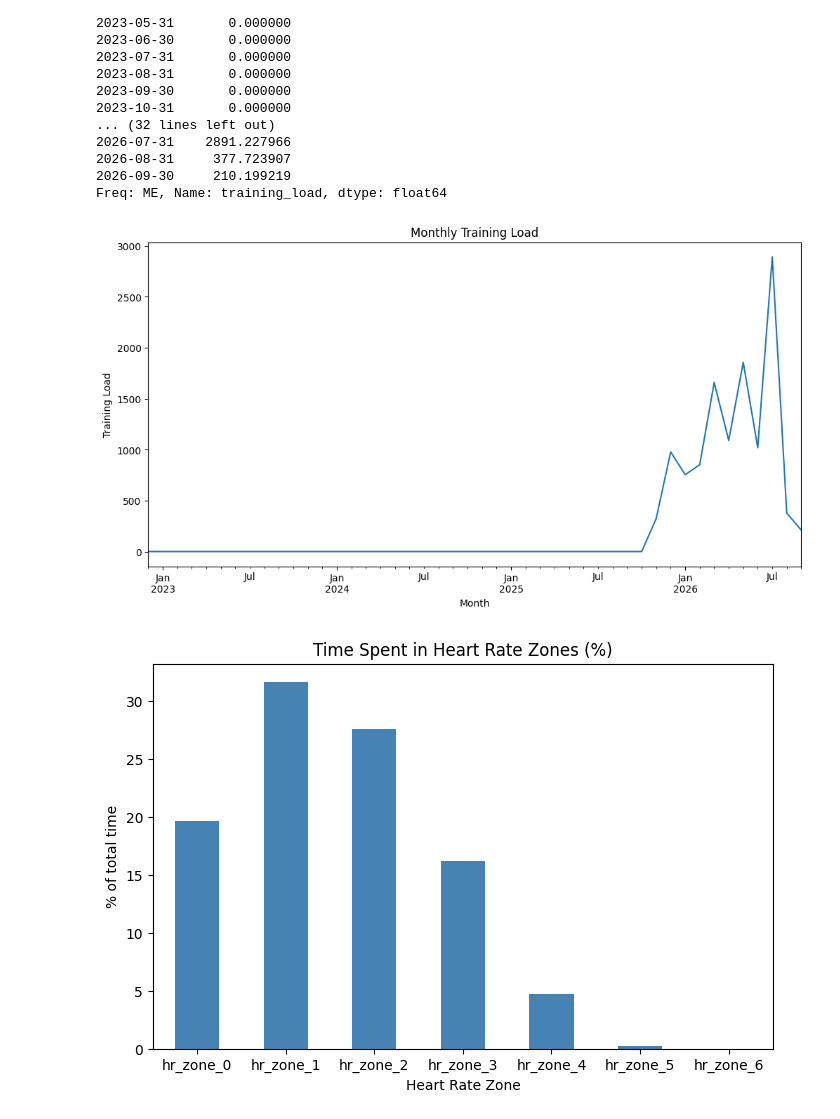
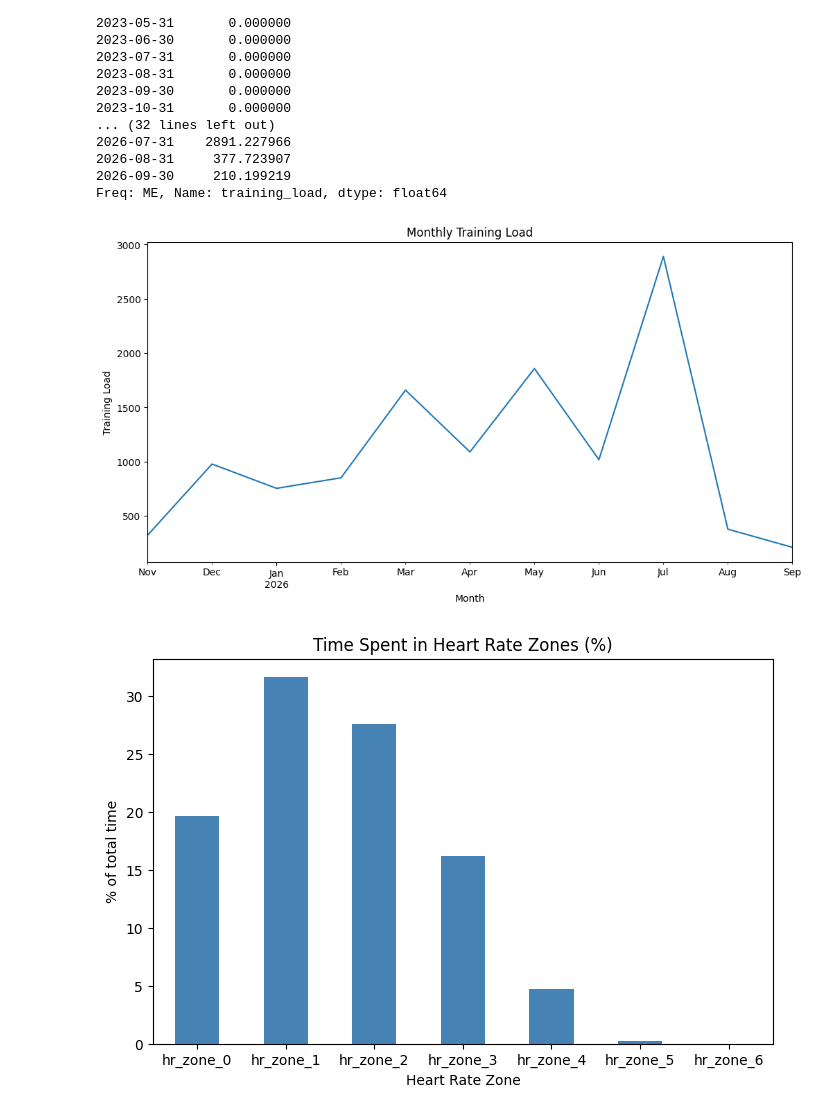
Before and after one commit to Mickel26/trainingDataAnalysis, a Jupyter notebook: notebooks/analysis.ipynb, the cells around one changed output. Saved outputs shown, nothing was run; the diff lists cells and outputs as text; code cells hidden in the pictures.

```diff
--- a/notebooks/analysis.ipynb
+++ b/notebooks/analysis.ipynb
@@ -71,12 +71,14 @@ Freq: ME, Name: training_load, dtype: float64
 # %%
 import matplotlib.pyplot as plt
 
-monthly.plot(kind="line", title="Monthly Training Load", figsize=(12, 6))
+monthly_filtered = monthly[monthly.index >= "2025-11-01"]
+monthly_filtered.plot(kind="line", title="Monthly Training Load", figsize=(12, 6))
 plt.xlabel("Month")
 plt.ylabel("Training Load")
+plt.savefig("../visuals/monthly_training_load.png", dpi=150, bbox_inches="tight")
 plt.show()
 # %% [output]
-[figure, old version]
+[figure, new version]
 # %%
 zone_cols = ["hr_zone_0", "hr_zone_1", "hr_zone_2", "hr_zone_3", "hr_zone_4", "hr_zone_5", "hr_zone_6"]
 zone_totals = df[zone_cols].sum()
```
Also changed, not shown: parts of 1 cell of this notebook, 3 other files.
